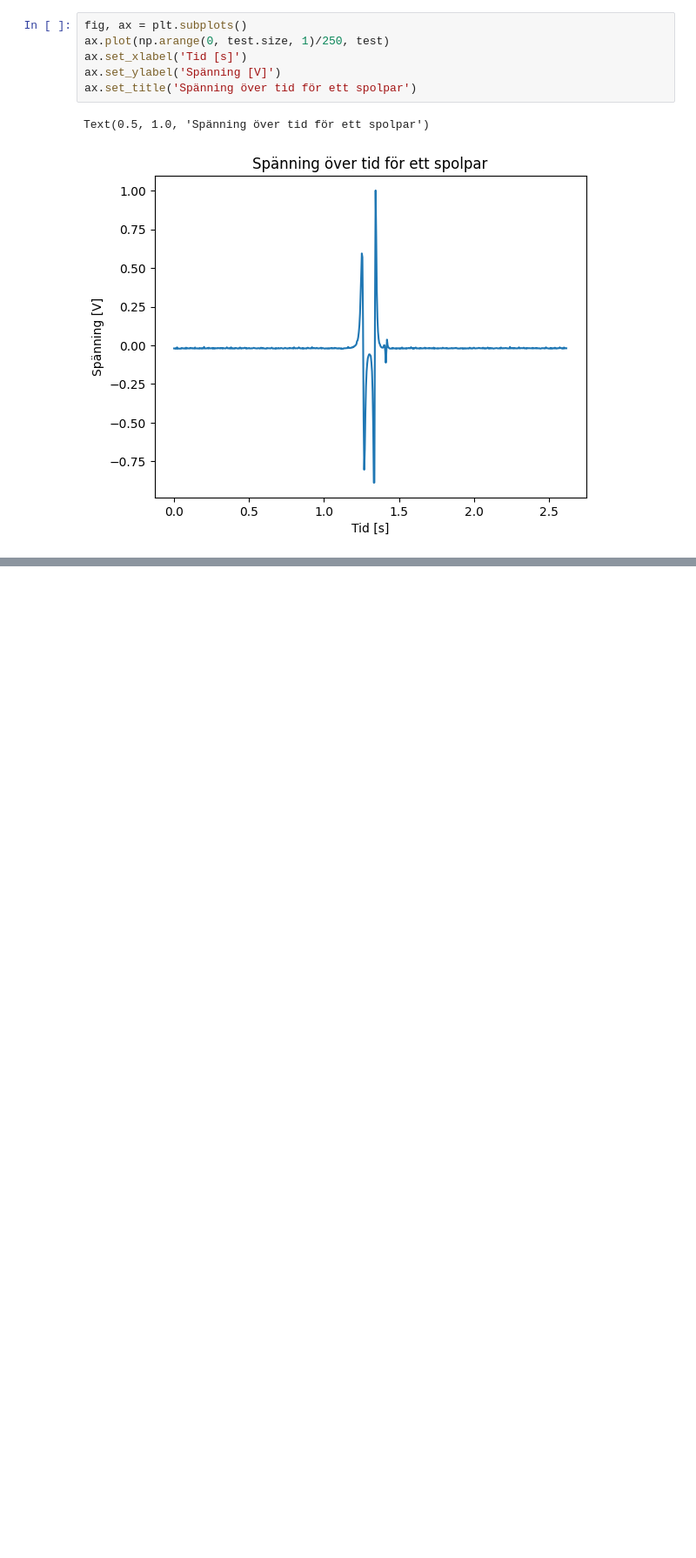
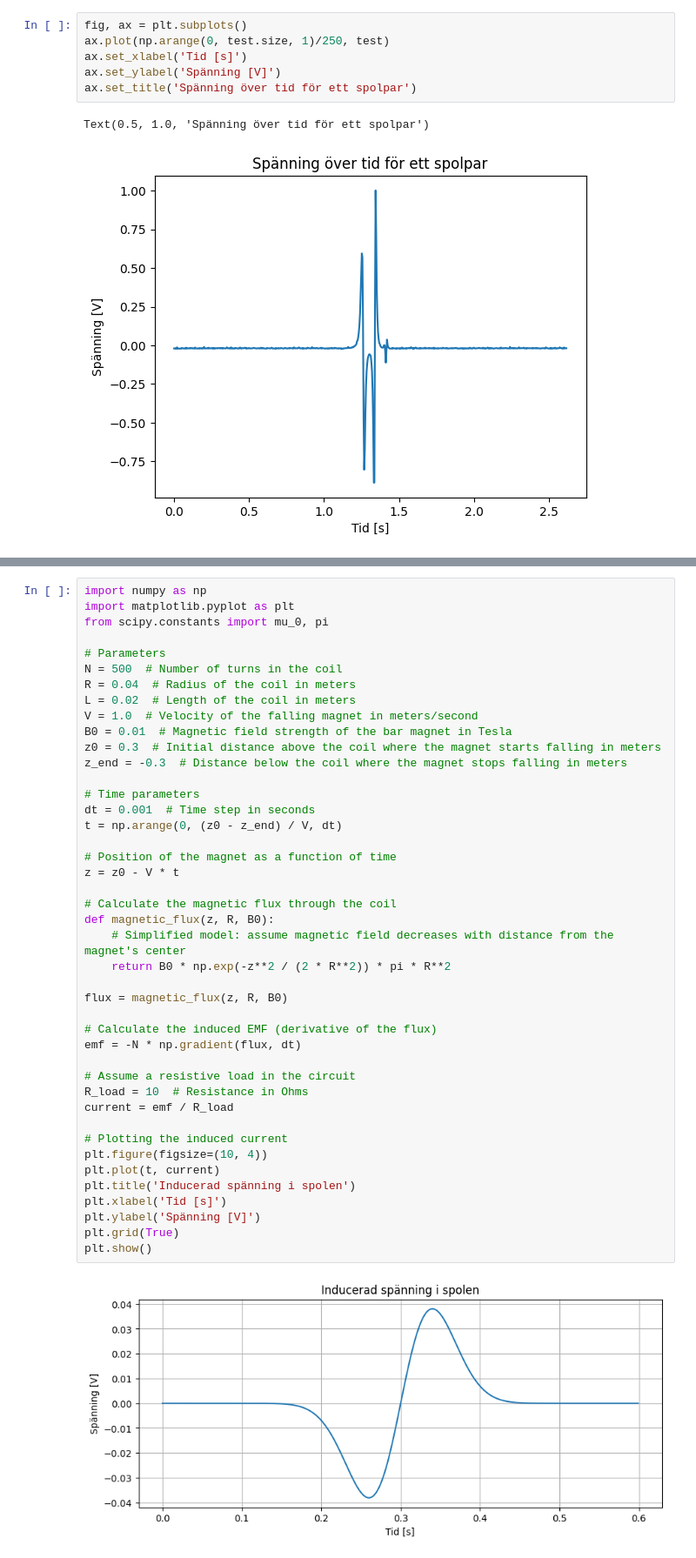
Before and after one commit to Hobbit0419/Uni_code, a Jupyter notebook: exp_met/projekt/lilg.ipynb, the cells around one changed output, grey strips where cells are left out. Shown: that part at 87% size. Saved outputs shown, nothing was run; the diff lists cells and outputs as text; blank space fills up the shorter version.

```diff
--- a/exp_met/projekt/lilg.ipynb
+++ b/exp_met/projekt/lilg.ipynb
@@ -106,0 +169,45 @@ Text(0.5, 1.0, 'Spänning över tid för ett spolpar')
+# %%
+import numpy as np
+import matplotlib.pyplot as plt
+from scipy.constants import mu_0, pi
+
+# Parameters
+N = 500  # Number of turns in the coil
+R = 0.04  # Radius of the coil in meters
+L = 0.02  # Length of the coil in meters
+V = 1.0  # Velocity of the falling magnet in meters/second
+B0 = 0.01  # Magnetic field strength of the bar magnet in Tesla
+z0 = 0.3  # Initial distance above the coil where the magnet starts falling in meters
+z_end = -0.3  # Distance below the coil where the magnet stops falling in meters
+
+# Time parameters
+dt = 0.001  # Time step in seconds
+t = np.arange(0, (z0 - z_end) / V, dt)
+
+# Position of the magnet as a function of time
+z = z0 - V * t
+
+# Calculate the magnetic flux through the coil
+def magnetic_flux(z, R, B0):
+    # Simplified model: assume magnetic field decreases with distance from the magnet's center
+    return B0 * np.exp(-z**2 / (2 * R**2)) * pi * R**2
+
+flux = magnetic_flux(z, R, B0)
+
+# Calculate the induced EMF (derivative of the flux)
+emf = -N * np.gradient(flux, dt)
+
+# Assume a resistive load in the circuit
+R_load = 10  # Resistance in Ohms
+current = emf / R_load
+
+# Plotting the induced current
+plt.figure(figsize=(10, 4))
+plt.plot(t, current)
+plt.title('Inducerad spänning i spolen')
+plt.xlabel('Tid [s]')
+plt.ylabel('Spänning [V]')
+plt.grid(True)
+plt.show()
+# %% [output]
+[figure, added]
```
Also changed, not shown: parts of 2 cells of this notebook, 3 other files.
